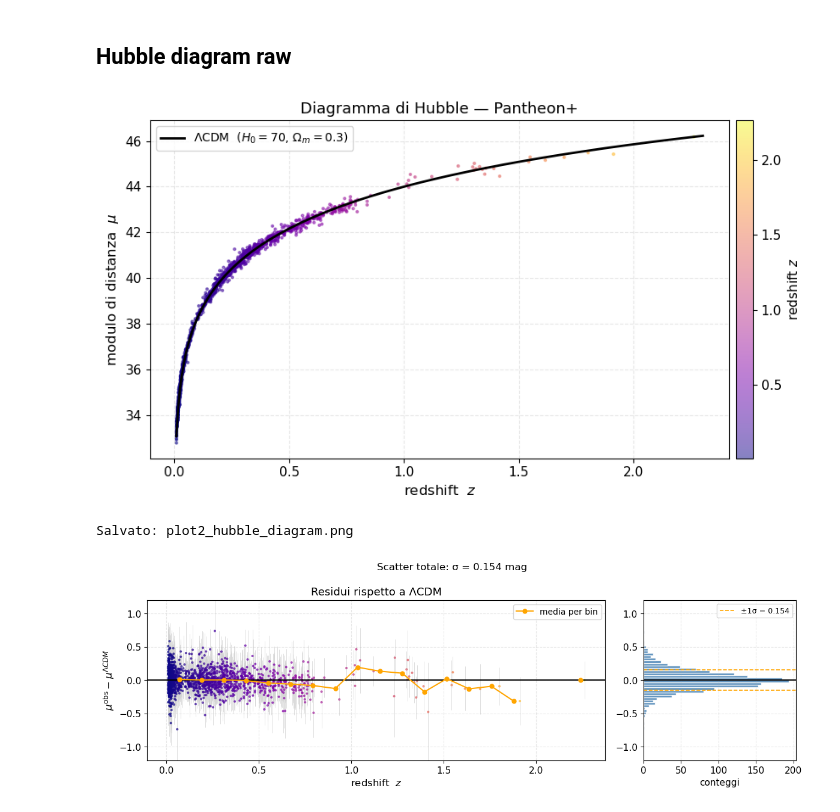
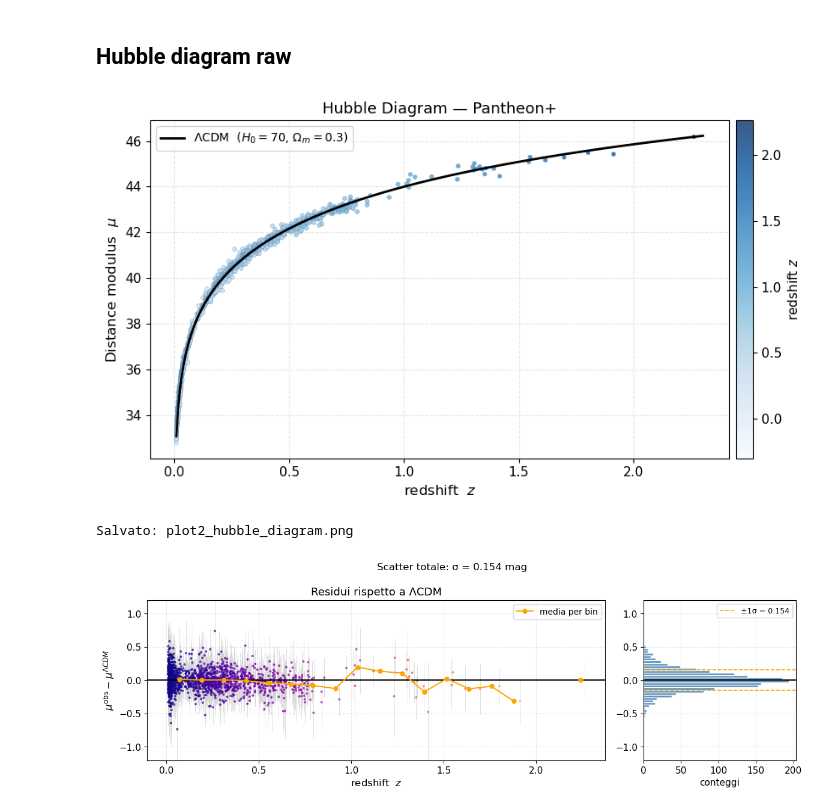
Before and after one commit to PietroCappelli/MCMC_cosmology, a Jupyter notebook: dataset.ipynb, the cells around one changed output. Drawn from its saved outputs; the diff is of its cells as text; code cells hidden in the pictures.

```diff
--- a/dataset.ipynb
+++ b/dataset.ipynb
@@ -164,27 +161,32 @@ Salvato: plot1_redshift_distribution.png
 # %%
 fig, ax = plt.subplots(figsize=(9, 5))
 
-sc = ax.scatter(z, mu_obs, c=z, cmap="plasma",
-                s=4, alpha=0.5, zorder=3)
+sc = ax.scatter(z, mu_obs, c=z, cmap="Blues",
+                vmin=-0.3,
+                s=12,          # più grandi (era 4)
+                alpha=0.8,     # meno trasparenti (era 0.5)
+                linewidths=0.3, # bordino sottile
+                edgecolors="steelblue",  # bordo blu scuro
+                zorder=3)
 plt.colorbar(sc, ax=ax, label="redshift $z$", pad=0.01)
 
 # Curva del modello di riferimento
 z_line = np.linspace(0.01, 2.3, 300)
 mu_line = np.array([mu_lcdm(zi) for zi in z_line]) + M_offset
 ax.plot(z_line, mu_line, "k-", lw=2, zorder=4,
         label=r"$\Lambda$CDM  ($H_0=70$, $\Omega_m=0.3$)")
 
 ax.set_xlabel("redshift  $z$", fontsize=12)
 ax.set_ylabel(r"Distance modulus  $\mu$", fontsize=12)
 ax.set_title("Hubble Diagram — Pantheon+", fontsize=13)
 ax.legend(fontsize=10)
 
 plt.tight_layout()
-plt.savefig("plot2_hubble_diagram.png", dpi=150)
+# plt.savefig("plot2_hubble_diagram.png", dpi=150)
 plt.show()
 print("Salvato: plot2_hubble_diagram.png")
 # %% [output]
-[figure, old version]
+[figure, new version]
 Salvato: plot2_hubble_diagram.png
 # %%
 fig, (ax1, ax2) = plt.subplots(1, 2, figsize=(12, 4),
```
Also changed, not shown: parts of 2 cells of this notebook, 2 other files.
